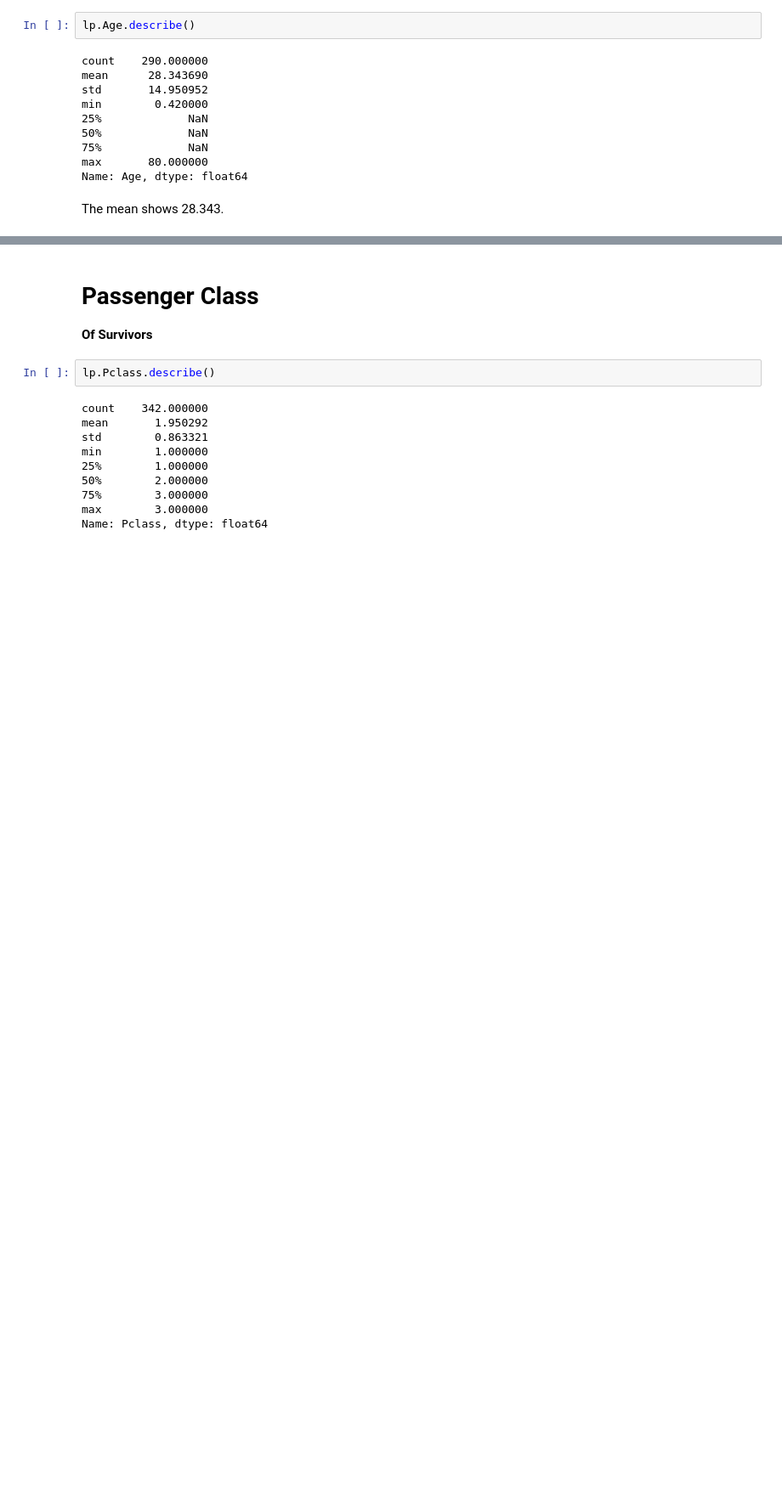
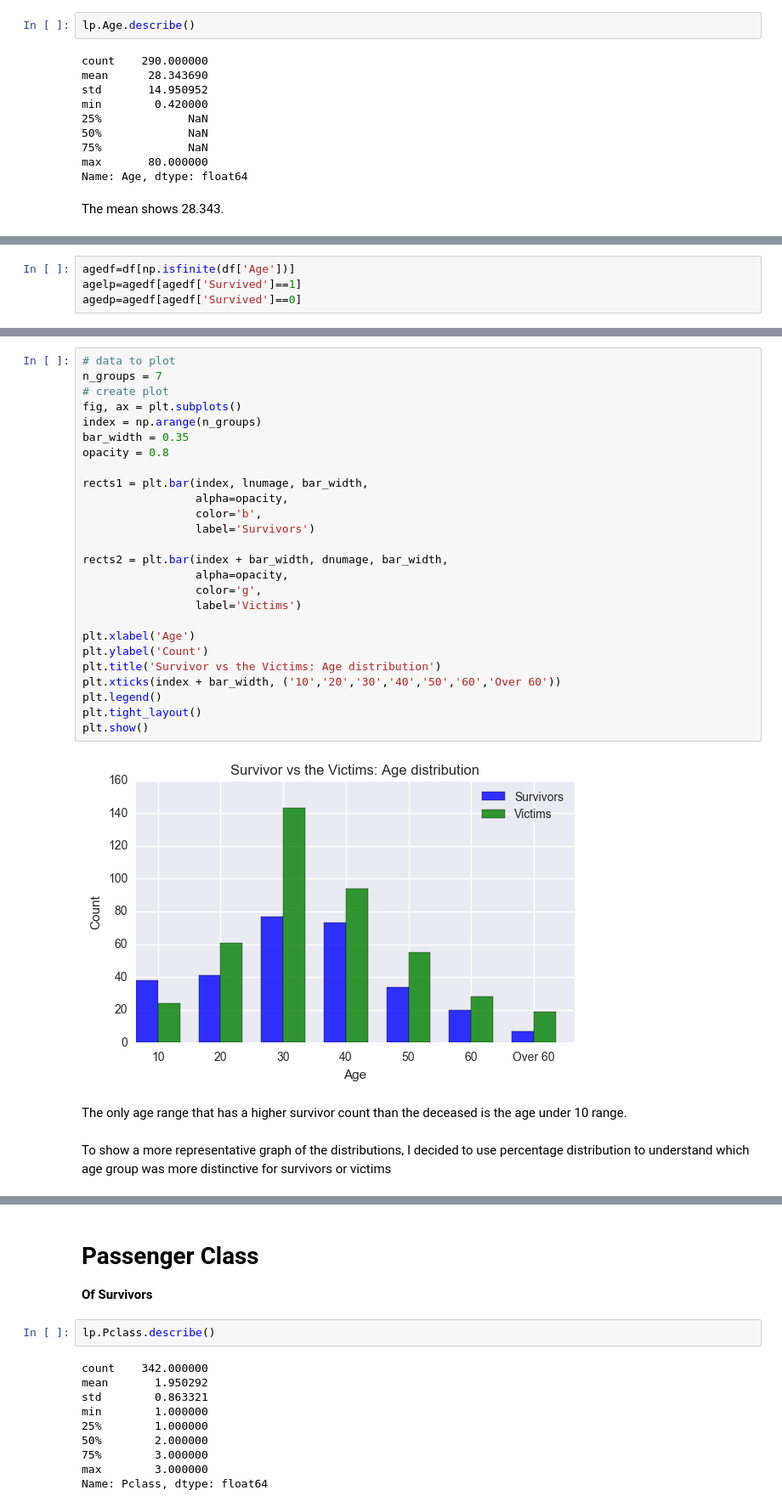
Before and after one commit to jamesyoon12/Titanic-Data, a Jupyter notebook: Titanic_Project_David_Yun.ipynb, the cells around one changed output, grey strips where cells are left out. Shown: that part at 85% size. Drawn from its saved outputs; the diff is of its cells as text; blank space fills up the shorter version.

```diff
--- a/Titanic_Project_David_Yun.ipynb
+++ b/Titanic_Project_David_Yun.ipynb
@@ -46 +50,5 @@ The mean shows 28.343.
+# %%
+agedf=df[np.isfinite(df['Age'])]
+agelp=agedf[agedf['Survived']==1]
+agedp=agedf[agedf['Survived']==0]
 # %%
@@ -59,0 +144,32 @@ The mean shows 30, higher than the survivors.
+# %%
+# data to plot
+n_groups = 7
+# create plot
+fig, ax = plt.subplots()
+index = np.arange(n_groups)
+bar_width = 0.35
+opacity = 0.8
+
+rects1 = plt.bar(index, lnumage, bar_width,
+                 alpha=opacity,
+                 color='b',
+                 label='Survivors')
+
+rects2 = plt.bar(index + bar_width, dnumage, bar_width,
+                 alpha=opacity,
+                 color='g',
+                 label='Victims')
+
+plt.xlabel('Age')
+plt.ylabel('Count')
+plt.title('Survivor vs the Victims: Age distribution')
+plt.xticks(index + bar_width, ('10','20','30','40','50','60','Over 60'))
+plt.legend()
+plt.tight_layout()
+plt.show()
+# %% [output]
+[figure, added]
+# %% [markdown]
+The only age range that has a higher survivor count than the deceased is the age under 10 range.
+# %% [markdown]
+To show a more representative graph of the distributions, I decided to use percentage distribution to understand which age group was more distinctive for survivors or victims
```
Also changed, not shown: parts of 21 cells of this notebook, 1 other file.
